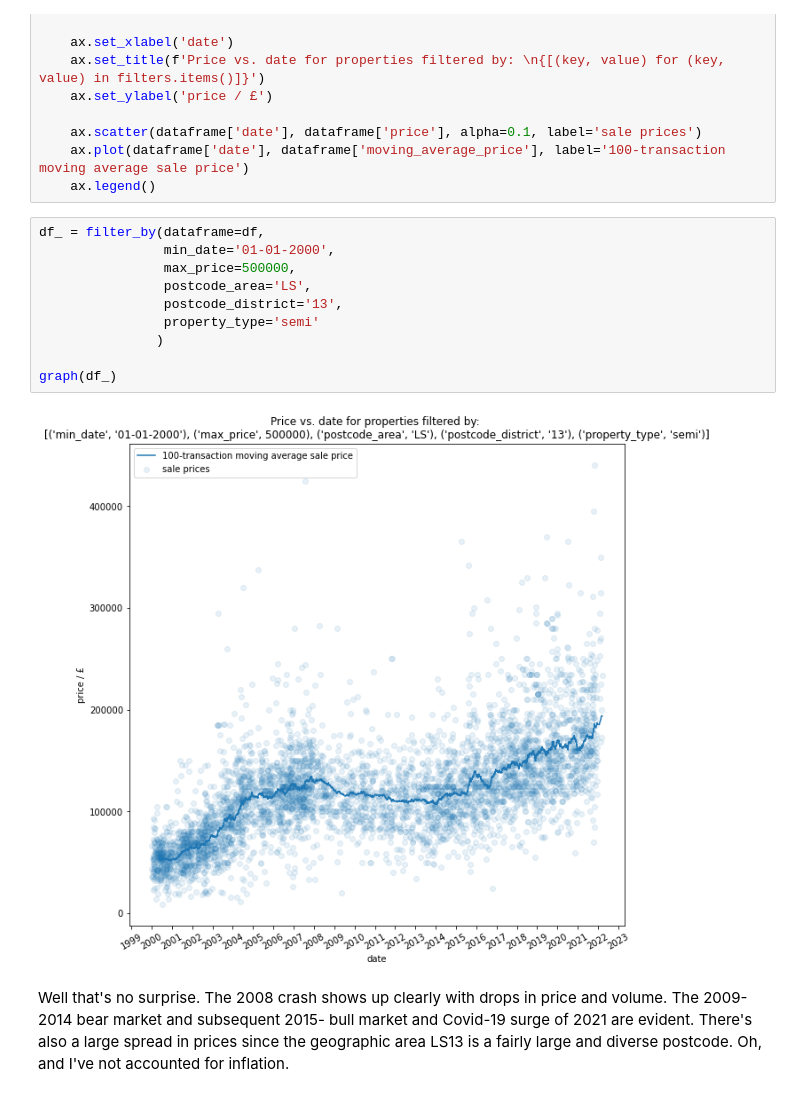
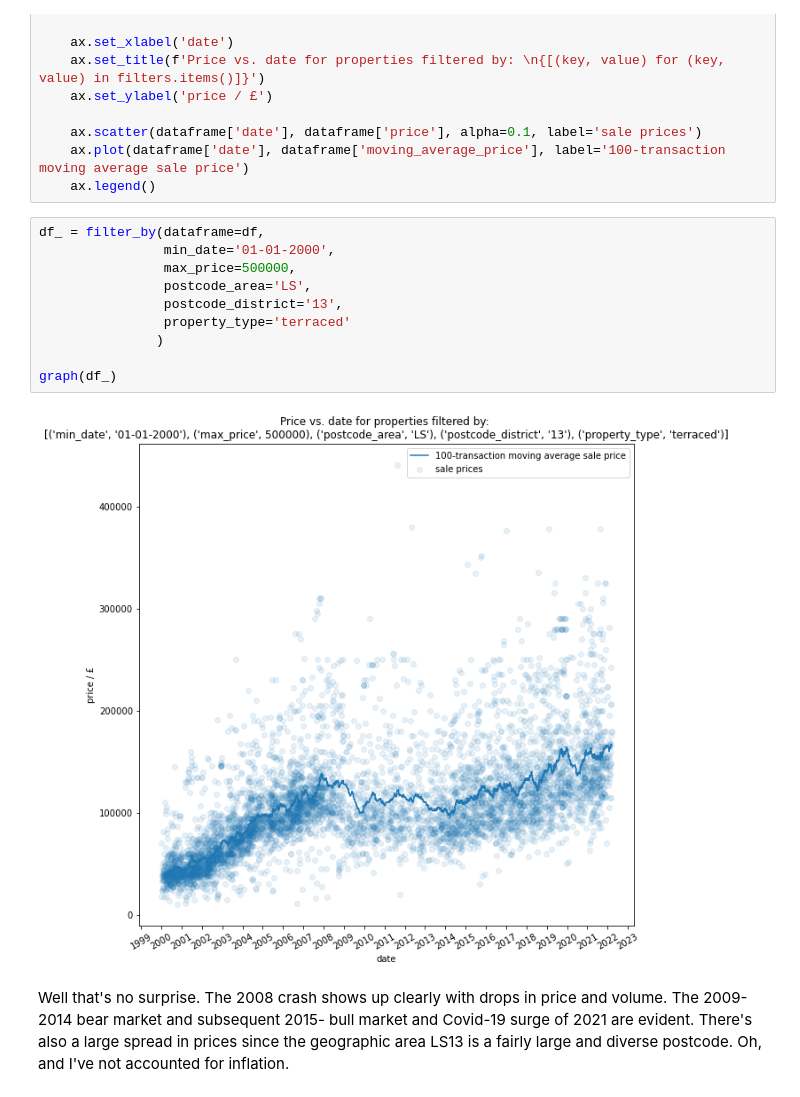
Before and after one commit to teerev/housing, a Jupyter notebook: price_explorer.ipynb, the cells around one changed output. Cells and saved outputs as stored; diff of their text form.

```diff
--- a/price_explorer.ipynb
+++ b/price_explorer.ipynb
@@ -335,15 +331,15 @@ def graph(dataframe_and_filters):
 # %%
 df_ = filter_by(dataframe=df,
                 min_date='01-01-2000',
                 max_price=500000,
                 postcode_area='LS',
                 postcode_district='13',
-                property_type='semi'
+                property_type='terraced'
                )
 
 graph(df_)
 # %% [output]
-[figure, old version]
+[figure, new version]
 # %% [markdown]
 Well that's no surprise. The 2008 crash shows up clearly with drops in price and volume. The 2009-2014 bear market and subsequent 2015- bull market and Covid-19 surge of 2021 are evident. There's also a large spread in prices since the geographic area LS13 is a fairly large and diverse postcode. Oh, and I've not accounted for inflation.
 # %% [markdown]
```
Also changed, not shown: parts of 1 cell of this notebook.
